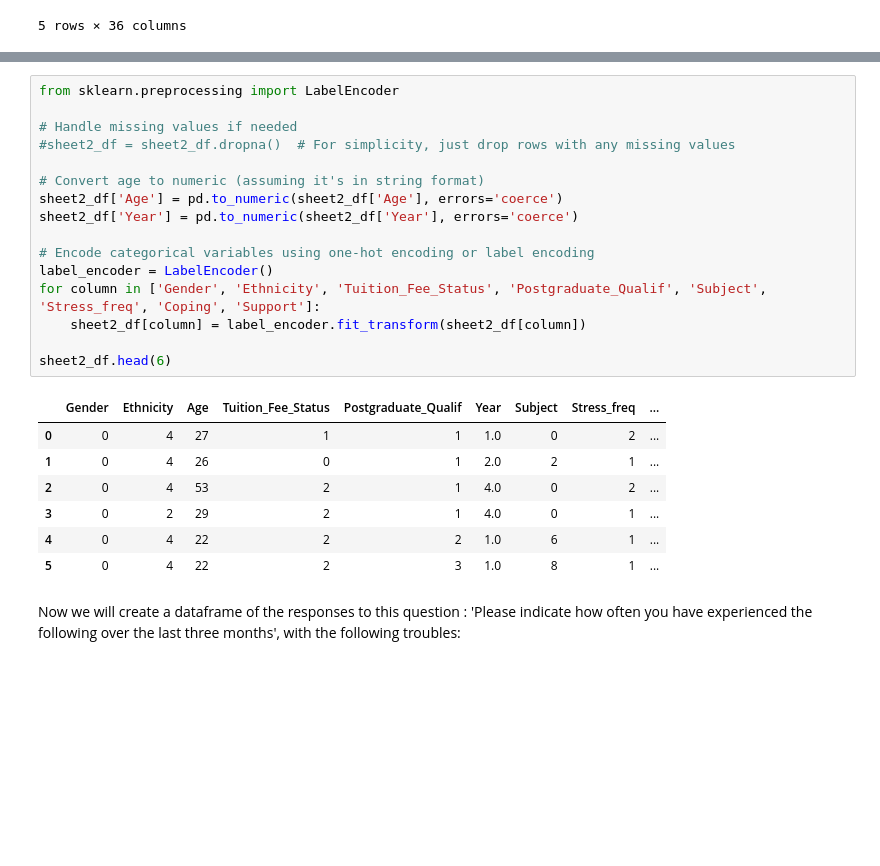
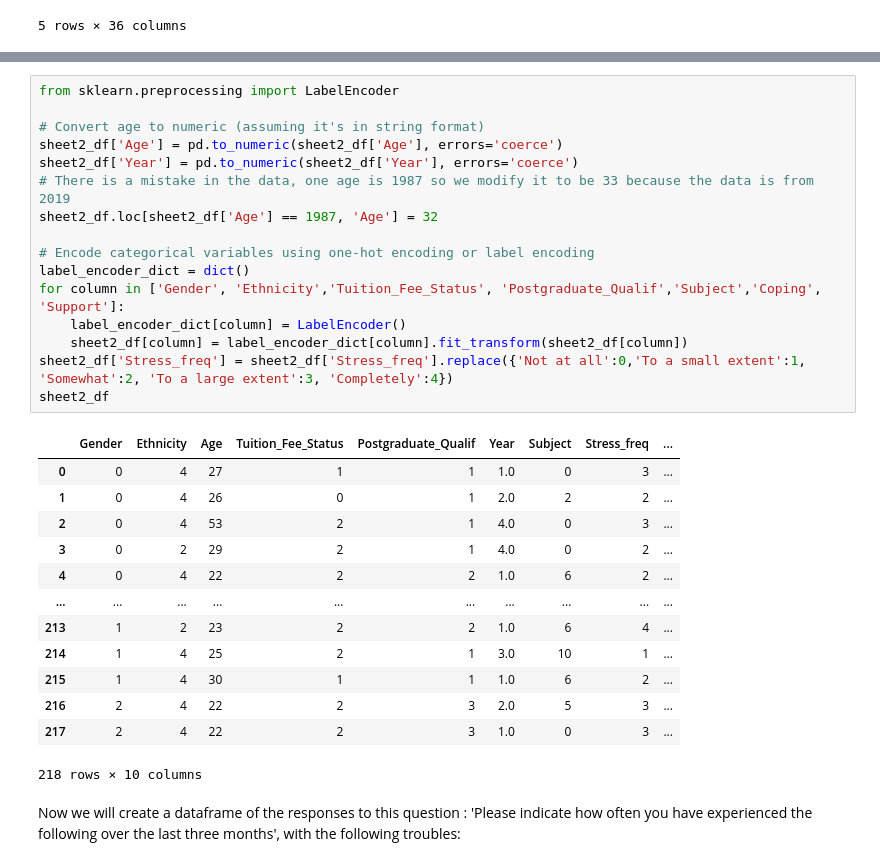
Before and after one commit to loramaillard/Data_Science_Final_project, a Jupyter notebook: project2.ipynb, the cells around one changed output, grey strips where cells are left out. Cells and saved outputs as stored; diff of their text form; blank space fills up the shorter version.

```diff
--- a/project2.ipynb
+++ b/project2.ipynb
@@ -62,28 +62,34 @@ sheet2_df.head()
 | 4 | Female | White | 22 | UK | Research master's degree | 1 | Life sciences | Somewhat | ... |
 # %%
 from sklearn.preprocessing import LabelEncoder
-
-# Handle missing values if needed
-#sheet2_df = sheet2_df.dropna()  # For simplicity, just drop rows with any missing values
 
 # Convert age to numeric (assuming it's in string format)
 sheet2_df['Age'] = pd.to_numeric(sheet2_df['Age'], errors='coerce')
 sheet2_df['Year'] = pd.to_numeric(sheet2_df['Year'], errors='coerce')
+# There is a mistake in the data, one age is 1987 so we modify it to be 33 because the data is from 2019
+sheet2_df.loc[sheet2_df['Age'] == 1987, 'Age'] = 32
 
 # Encode categorical variables using one-hot encoding or label encoding
-label_encoder = LabelEncoder()
-for column in ['Gender', 'Ethnicity', 'Tuition_Fee_Status', 'Postgraduate_Qualif', 'Subject', 'Stress_freq', 'Coping', 'Support']:
-    sheet2_df[column] = label_encoder.fit_transform(sheet2_df[column])
-
-sheet2_df.head(6)
+label_encoder_dict = dict()
+for column in ['Gender', 'Ethnicity','Tuition_Fee_Status', 'Postgraduate_Qualif','Subject','Coping', 'Support']:
+    label_encoder_dict[column] = LabelEncoder()
+    sheet2_df[column] = label_encoder_dict[column].fit_transform(sheet2_df[column])
+sheet2_df['Stress_freq'] = sheet2_df['Stress_freq'].replace({'Not at all':0,'To a small extent':1, 'Somewhat':2, 'To a large extent':3, 'Completely':4})
+sheet2_df
 # %% [output]
 |  | Gender | Ethnicity | Age | Tuition_Fee_Status | Postgraduate_Qualif | Year | Subject | Stress_freq | ... |
-| 0 | 0 | 4 | 27 | 1 | 1 | 1.0 | 0 | 2 | ... |
-| 1 | 0 | 4 | 26 | 0 | 1 | 2.0 | 2 | 1 | ... |
-| 2 | 0 | 4 | 53 | 2 | 1 | 4.0 | 0 | 2 | ... |
-| 3 | 0 | 2 | 29 | 2 | 1 | 4.0 | 0 | 1 | ... |
-| 4 | 0 | 4 | 22 | 2 | 2 | 1.0 | 6 | 1 | ... |
-| 5 | 0 | 4 | 22 | 2 | 3 | 1.0 | 8 | 1 | ... |
+| 0 | 0 | 4 | 27 | 1 | 1 | 1.0 | 0 | 3 | ... |
+| 1 | 0 | 4 | 26 | 0 | 1 | 2.0 | 2 | 2 | ... |
+| 2 | 0 | 4 | 53 | 2 | 1 | 4.0 | 0 | 3 | ... |
+| 3 | 0 | 2 | 29 | 2 | 1 | 4.0 | 0 | 2 | ... |
+| 4 | 0 | 4 | 22 | 2 | 2 | 1.0 | 6 | 2 | ... |
+| ... | ... | ... | ... | ... | ... | ... | ... | ... | ... |
+| 213 | 1 | 2 | 23 | 2 | 2 | 1.0 | 6 | 4 | ... |
+| 214 | 1 | 4 | 25 | 2 | 1 | 3.0 | 10 | 1 | ... |
+| 215 | 1 | 4 | 30 | 1 | 1 | 1.0 | 6 | 2 | ... |
+| 216 | 2 | 4 | 22 | 2 | 3 | 2.0 | 5 | 3 | ... |
+| 217 | 2 | 4 | 22 | 2 | 3 | 1.0 | 0 | 3 | ... |
+218 rows × 10 columns
 # %% [markdown]
 Now we will create a dataframe of the responses to this question : 'Please indicate how often you have experienced the following over the last three months', with the following troubles:
 # %%
```
Also changed, not shown: parts of 45 cells of this notebook, 1 other file.
